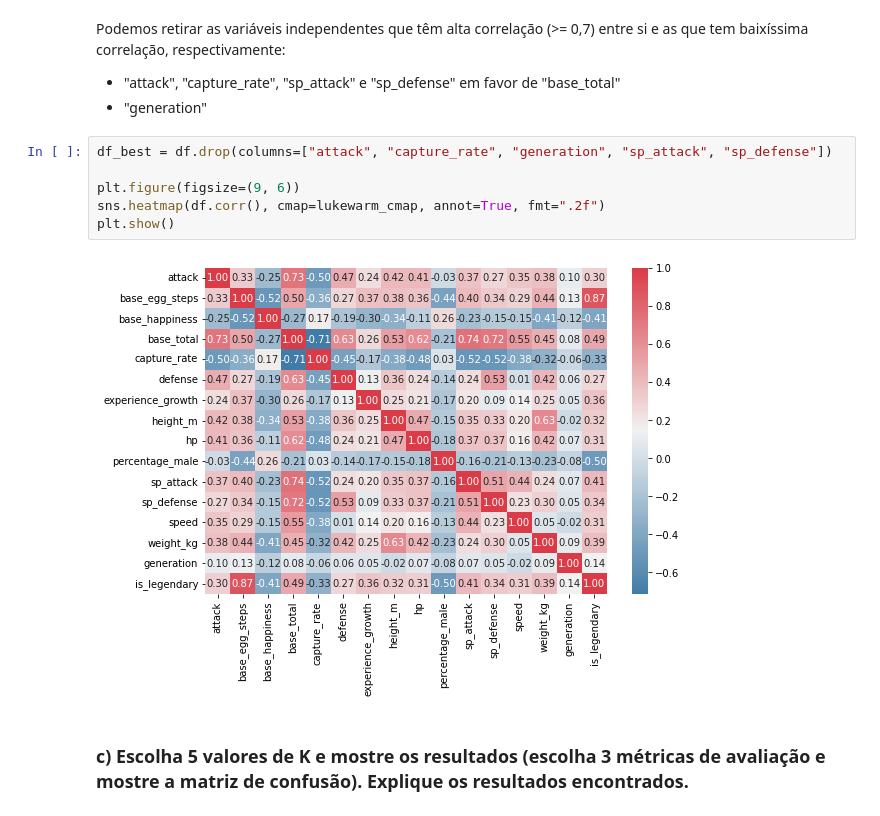
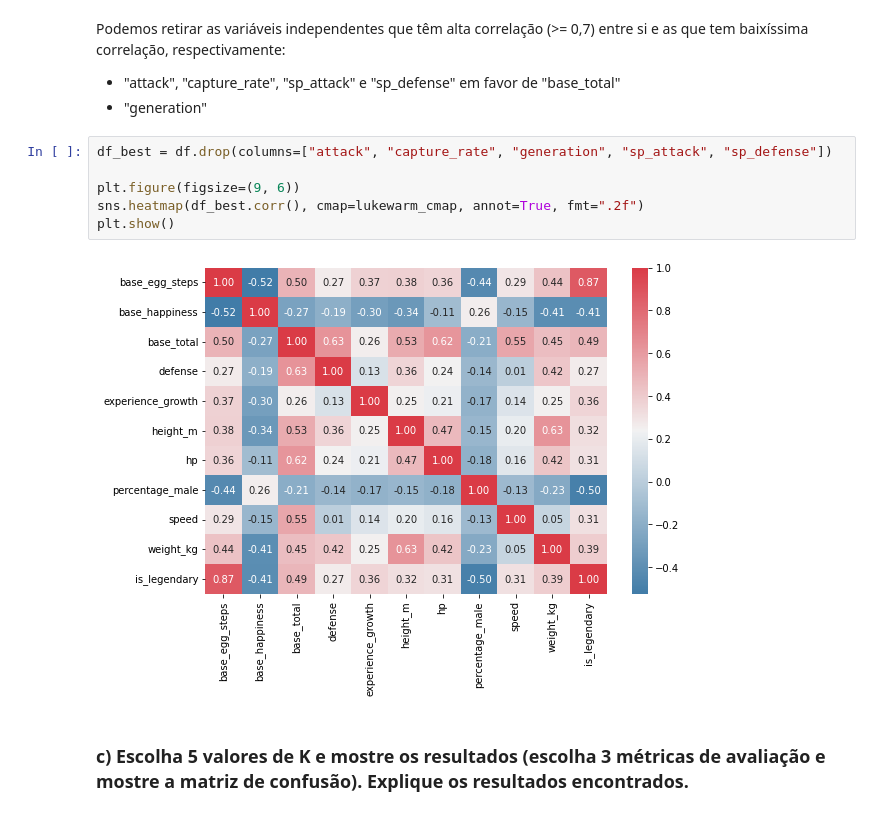
Before and after one commit to hyoretsu/ia, a Jupyter notebook: prova1.ipynb, the cells around one changed output. Drawn from its saved outputs; the diff is of its cells as text.

```diff
--- a/prova1.ipynb
+++ b/prova1.ipynb
@@ -117,11 +117,11 @@ Podemos retirar as variáveis independentes que têm alta correlação (>= 0,7)
 # %%
 df_best = df.drop(columns=["attack", "capture_rate", "generation", "sp_attack", "sp_defense"])
 
 plt.figure(figsize=(9, 6))
-sns.heatmap(df.corr(), cmap=lukewarm_cmap, annot=True, fmt=".2f")
+sns.heatmap(df_best.corr(), cmap=lukewarm_cmap, annot=True, fmt=".2f")
 plt.show()
 # %% [output]
-[figure, old version]
+[figure, new version]
 # %% [markdown]
 ### c) Escolha 5 valores de K e mostre os resultados (escolha 3 métricas de avaliação e mostre a matriz de confusão). Explique os resultados encontrados.
 # %%
```
Also changed, not shown: parts of 5 cells of this notebook.
